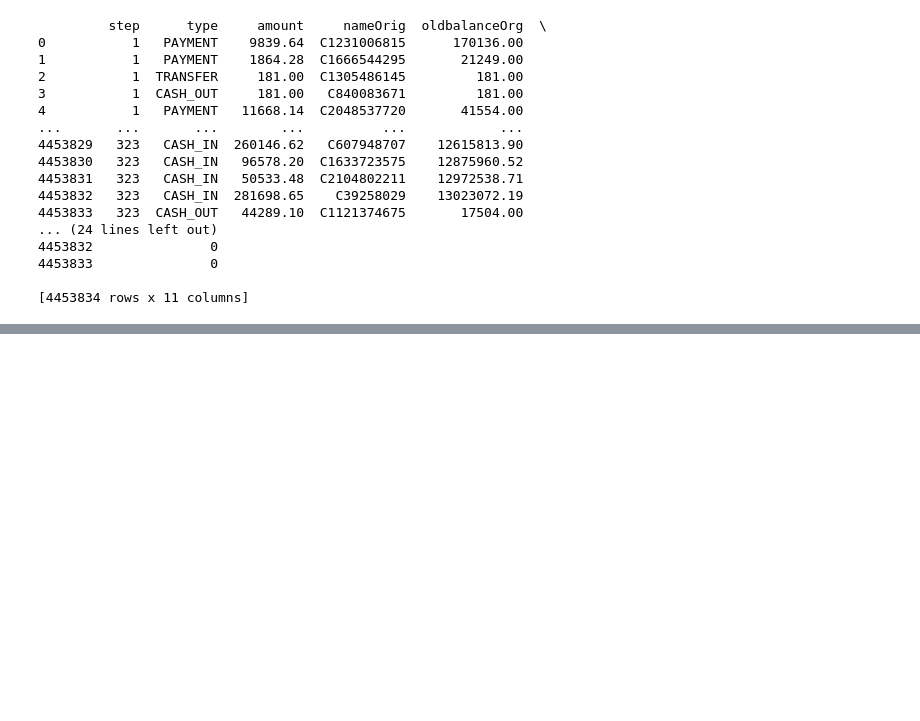
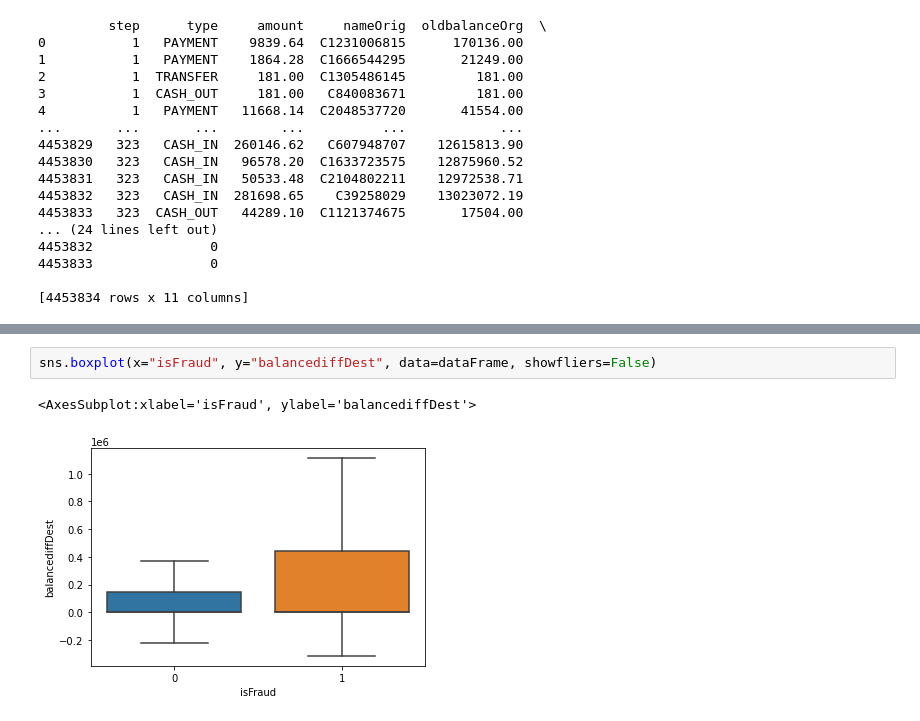
Before and after one commit to Bhavya-Hingorani/Cyber-Seth, a Jupyter notebook: module1.ipynb, the cells around one changed output, grey strips where cells are left out. Cells and saved outputs as stored; diff of their text form; blank space fills up the shorter version.

```diff
--- a/module1.ipynb
+++ b/module1.ipynb
@@ -31,0 +78,5 @@ print(trainSet)
+# %%
+sns.boxplot(x="isFraud", y="balancediffDest", data=dataFrame, showfliers=False)
+# %% [output]
+<AxesSubplot:xlabel='isFraud', ylabel='balancediffDest'>
+[figure, added]
```
Also changed, not shown: parts of 9 cells of this notebook.
